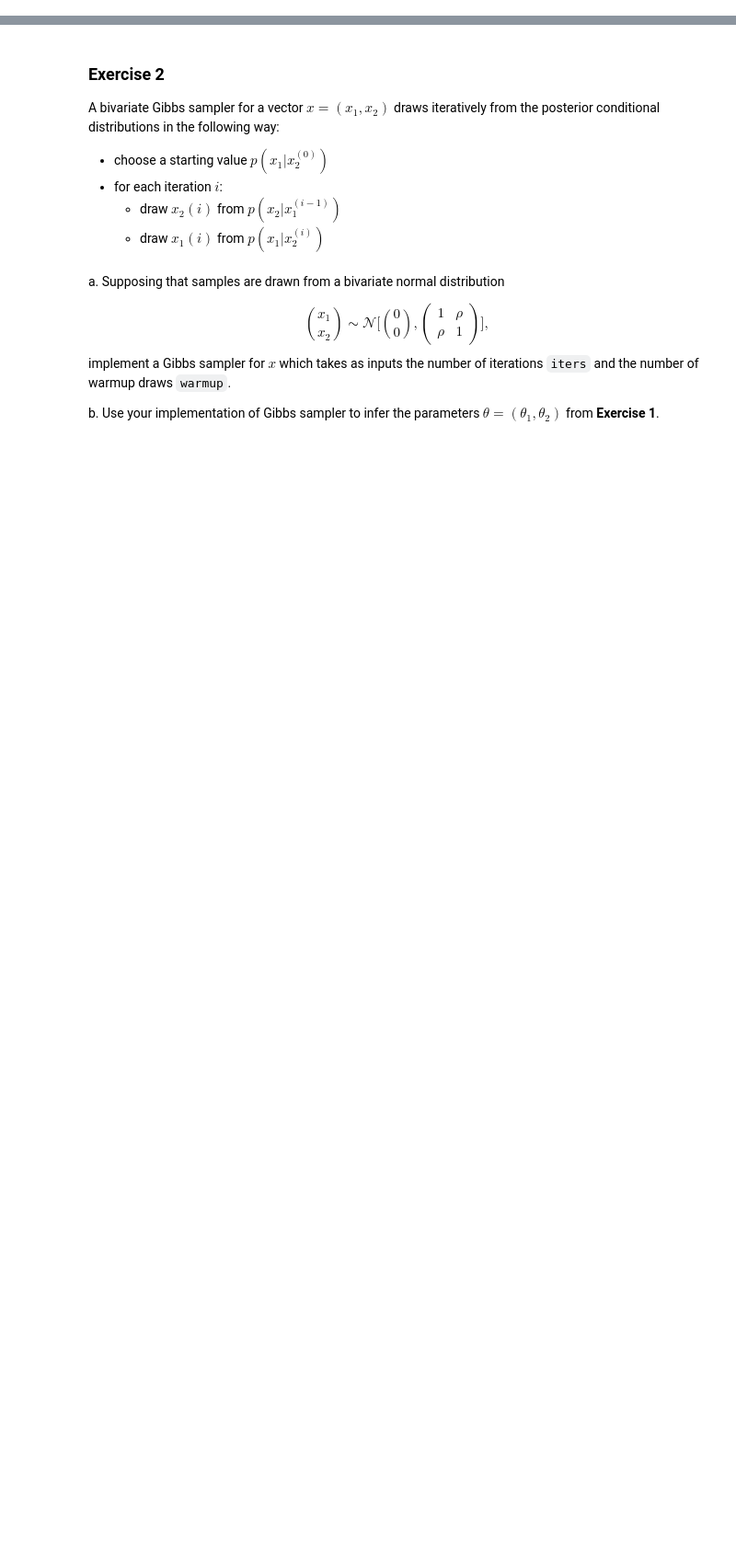
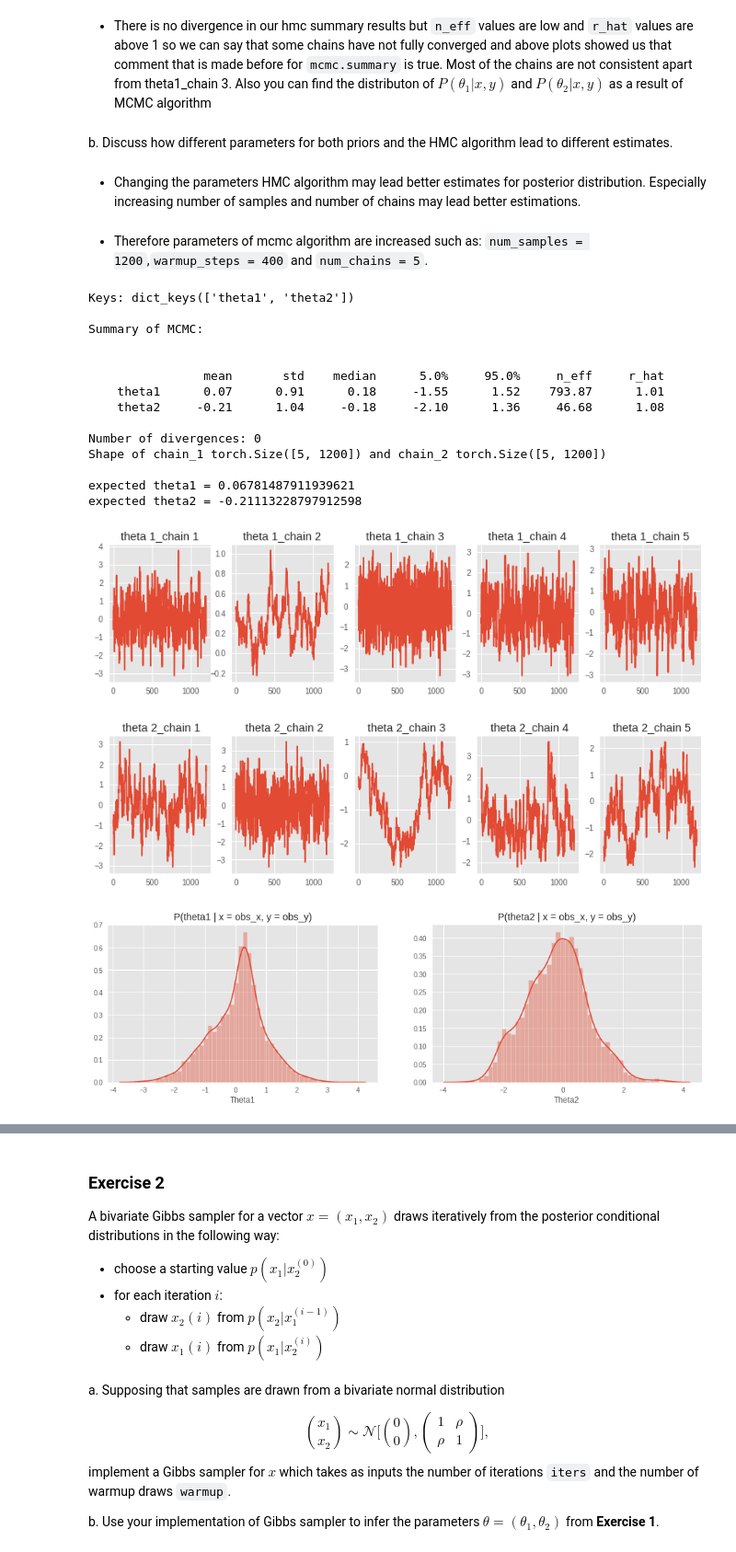
Before and after one commit to demirbilek95/statistical-machine-learning, a Jupyter notebook: homeworks/homework_04.ipynb, the cells around one changed output, grey strips where cells are left out. Shown: that part at 92% size. Drawn from its saved outputs; the diff is of its cells as text; code cells hidden in the pictures; blank space fills up the shorter version.

```diff
--- a/homeworks/homework_04.ipynb
+++ b/homeworks/homework_04.ipynb
@@ -83,0 +146,28 @@ AttributeError: 'MCMC' object has no attribute 'summary'
+# %% [markdown]
+- There is no divergence in our hmc summary results but `n_eff` values are low and `r_hat` values are above 1 so we can say that some chains have not fully converged and above plots showed us that comment that is made before for `mcmc.summary` is true. Most of the chains are not consistent apart from theta1_chain 3. Also you can find the distributon of $P(\theta_1 | x ,y)$ and $P(\theta_2 | x ,y)$ as a result of MCMC algorithm
+# %% [markdown]
+b. Discuss how different parameters for both priors and the HMC algorithm lead to different estimates.
+# %% [markdown]
+- Changing the parameters HMC algorithm may lead better estimates for posterior distribution. Especially increasing number of samples and number of chains may lead better estimations.
+# %% [markdown]
+- Therefore parameters of mcmc algorithm are increased such as:  `num_samples = 1200`,`warmup_steps = 400` and `num_chains = 5`.
+# %%
+analyze_hmc(conditioned_model,obs_y,obs_x,dist.Normal(0,1),1200, 400, 5)
+# %% [output]
+Keys: dict_keys(['theta1', 'theta2'])
+
+Summary of MCMC:
+
+
+                mean       std    median      5.0%     95.0%     n_eff     r_hat
+    theta1      0.07      0.91      0.18     -1.55      1.52    793.87      1.01
+    theta2     -0.21      1.04     -0.18     -2.10      1.36     46.68      1.08
+
+Number of divergences: 0
+Shape of chain_1 torch.Size([5, 1200]) and chain_2 torch.Size([5, 1200])
+
+expected theta1 = 0.06781487911939621
+expected theta2 = -0.21113228797912598
+[figure, added]
+[figure, added]
+[figure, added]
```
Also changed, not shown: parts of 19 cells of this notebook.
